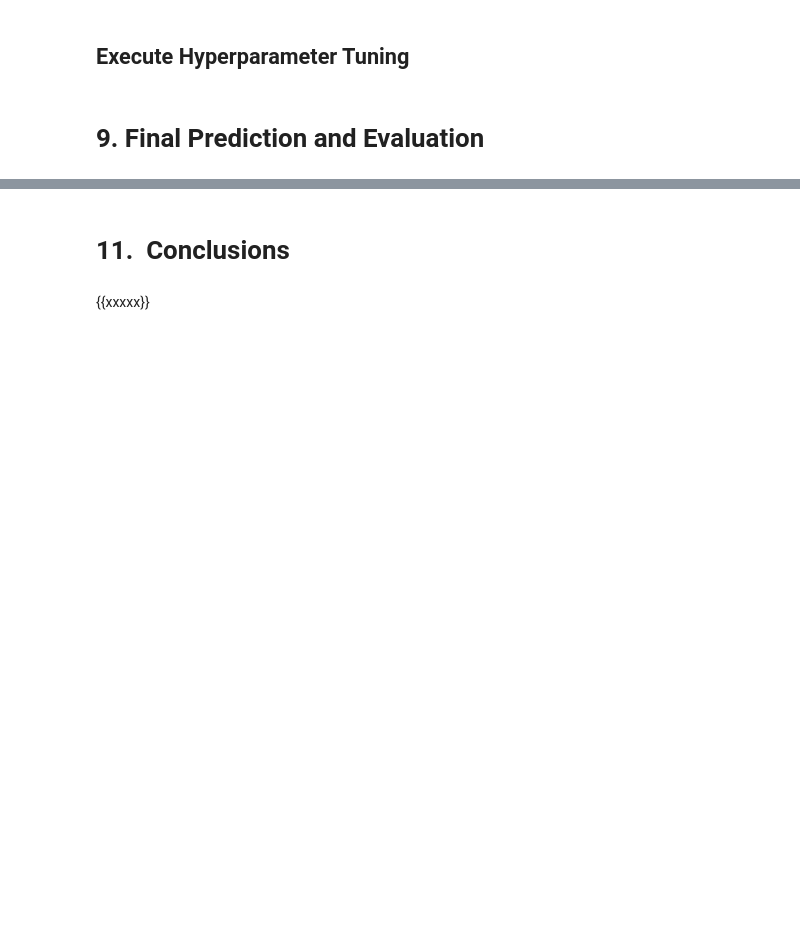
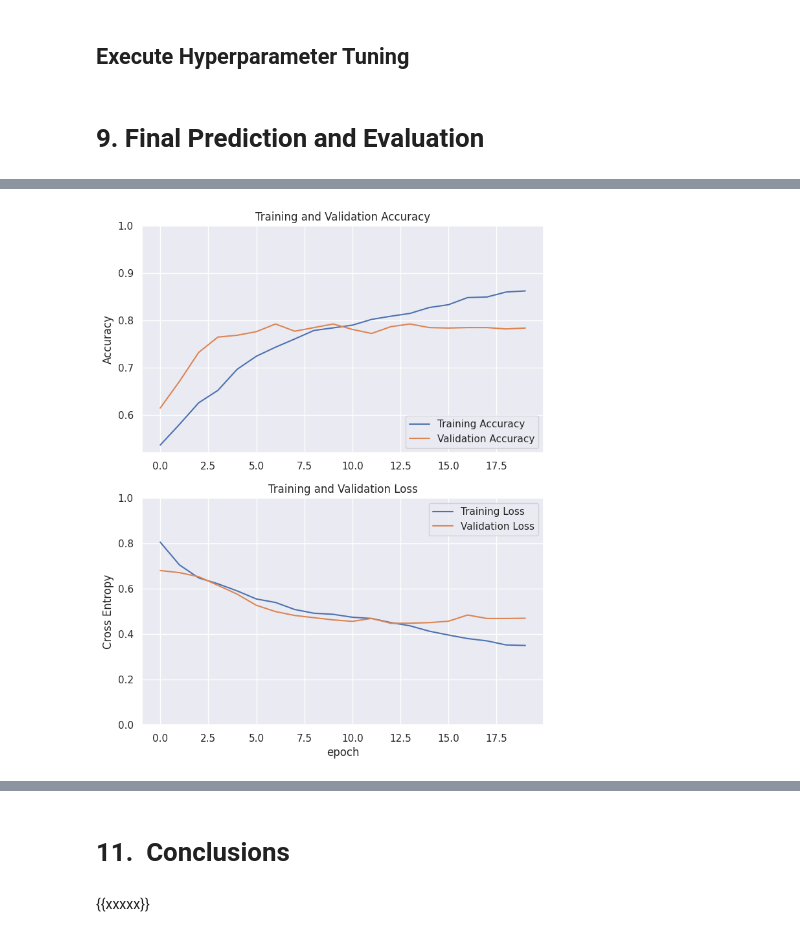
Before and after one commit to TOM-BOHN/MsDS-deep-learing-rnn-disaster-tweets, a Jupyter notebook: deep-learing-rnn-disaster-tweets.ipynb, the cells around one changed output, grey strips where cells are left out. Cells and saved outputs as stored; diff of their text form; code cells hidden in the pictures; blank space fills up the shorter version.

```diff
--- a/deep-learing-rnn-disaster-tweets.ipynb
+++ b/deep-learing-rnn-disaster-tweets.ipynb
@@ -1158,8 +1158,9 @@ XXXXX
 ## Word Embeddings from GloVe
 # %%
 train_texts = data_train_norm['normalized_text'].values
-train_target = data_train_norm['label'].values
-test_texts = data_test_norm['normalized_text'].values
+train_target = data_train_norm['label'].values.astype('int')
+test_texts = data_test['normalized_text'].values
+test_ids = data_test['id'].values
 # %%
 # Calculate the length of our vocabulary
 word_tokenizer = Tokenizer()
@@ -1413,11 +1406,11 @@ checkpoint_0 = ModelCheckpoint(
 # %%
-history = model_0.fit(
+history_0 = model_0.fit(
     X_train,
     y_train,
-    epochs = 10,
+    epochs = 20,
     batch_size = 64,
     validation_data = (X_val, y_val),
     verbose = 1,
-    callbacks = [early_stopping_0, reduce_lr_0, time_history_callback_0, checkpoint_0]
+    callbacks = [early_stopping_0, reduce_lr_0, time_history_callback_0]
 )
 # %% [output]
@@ -1463 +1493,15 @@ learning_curve(history_0)
+# %%
+# Load the best model from the saved models
+save_dir = '/content/drive/MyDrive/[1.4] MsDS Class Files/-- DTSA 5511 Deep Learning/saved_models'
+model_best_path = os.path.join(save_dir, 'rnn_model_0.keras')
+history_best_path = os.path.join(save_dir, 'rnn_history_0.pkl')
+
+loaded_model_best = models.load_model(model_best_path)
+
+with open(history_best_path, 'rb') as f:
+    loaded_history_dict_best = pickle.load(f)
+
+loaded_history_best = History()
+loaded_history_best.history = loaded_history_dict_best
+loaded_history_best.epoch = list(range(len(loaded_history_dict_best['loss'])))
 # %% [markdown]
@@ -1484,0 +1535,5 @@ learning_curve(history_0)
+# %%
+# Review the Accuracy and Validation Loss Charts
+learning_curve(loaded_history_best)
+# %% [output]
+[figure, added]
```
Also changed, not shown: parts of 34 cells of this notebook.
